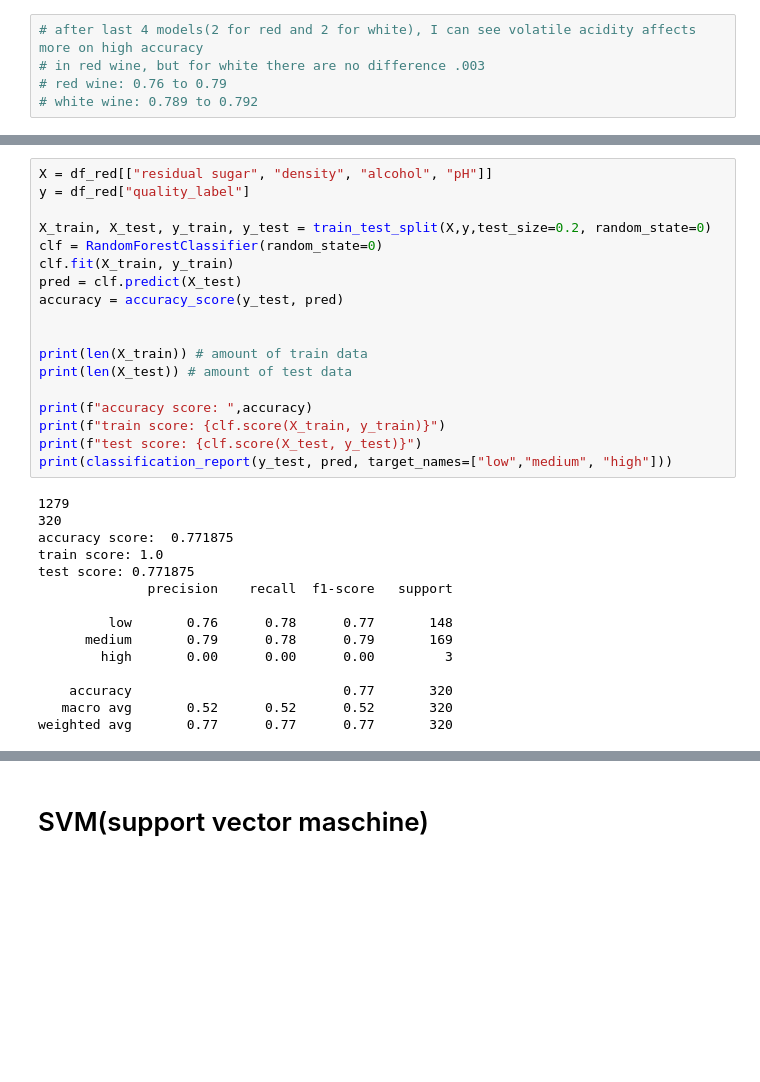
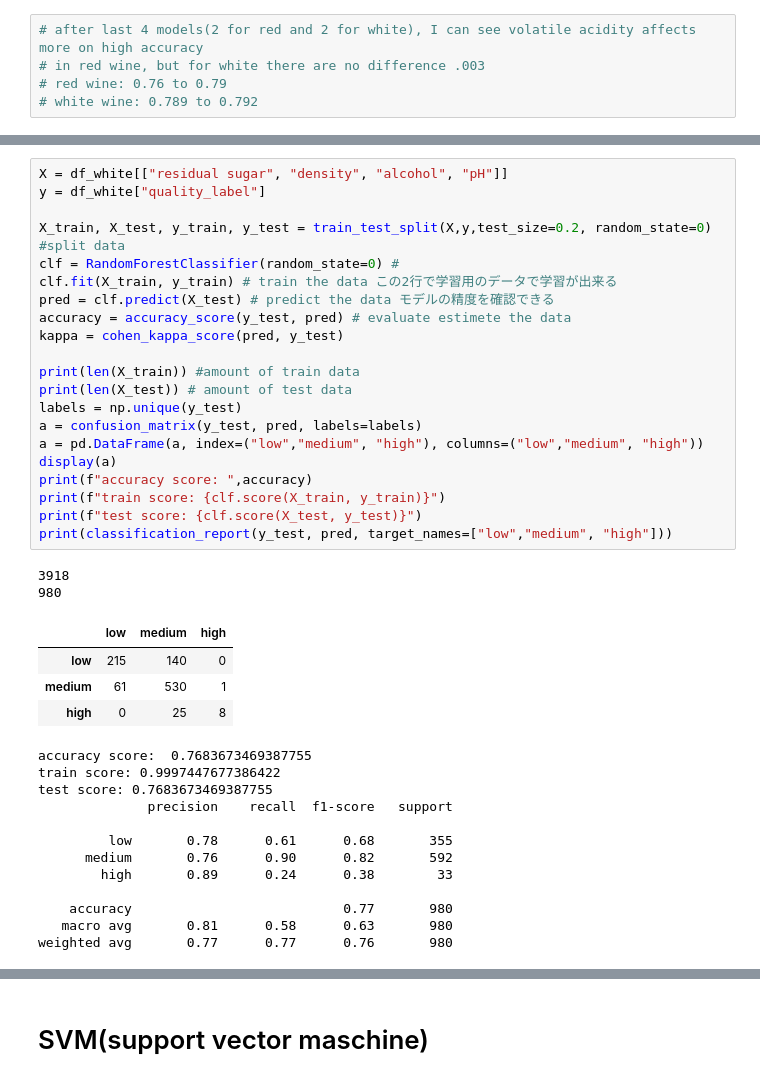
Before and after one commit to satomi26/Project-2, a Jupyter notebook: maschine_learning_modell.ipynb, the cells around one changed output, grey strips where cells are left out. Saved outputs shown, nothing was run; the diff lists cells and outputs as text; blank space fills up the shorter version.

```diff
--- a/maschine_learning_modell.ipynb
+++ b/maschine_learning_modell.ipynb
@@ -1236,33 +1569,40 @@ weighted avg       0.79      0.80      0.79       320
 # %%
-X = df_red[["residual sugar", "density", "alcohol", "pH"]]
-y = df_red["quality_label"]
+X = df_white[["residual sugar", "density", "alcohol", "pH"]]
+y = df_white["quality_label"]
 
-X_train, X_test, y_train, y_test = train_test_split(X,y,test_size=0.2, random_state=0)
-clf = RandomForestClassifier(random_state=0)
-clf.fit(X_train, y_train)
-pred = clf.predict(X_test)
-accuracy = accuracy_score(y_test, pred)
+X_train, X_test, y_train, y_test = train_test_split(X,y,test_size=0.2, random_state=0) #split data
+clf = RandomForestClassifier(random_state=0) #
+clf.fit(X_train, y_train) # train the data この2行で学習用のデータで学習が出来る
+pred = clf.predict(X_test) # predict the data モデルの精度を確認できる
+accuracy = accuracy_score(y_test, pred) # evaluate estimete the data
+kappa = cohen_kappa_score(pred, y_test)
 
-
-print(len(X_train)) # amount of train data
+print(len(X_train)) #amount of train data
 print(len(X_test)) # amount of test data
-
+labels = np.unique(y_test)
+a = confusion_matrix(y_test, pred, labels=labels)
+a = pd.DataFrame(a, index=("low","medium", "high"), columns=("low","medium", "high"))
+display(a)
 print(f"accuracy score: ",accuracy)
 print(f"train score: {clf.score(X_train, y_train)}")
 print(f"test score: {clf.score(X_test, y_test)}")
 print(classification_report(y_test, pred, target_names=["low","medium", "high"]))
 # %% [output]
-1279
-320
-accuracy score:  0.771875
-train score: 1.0
-test score: 0.771875
-              precision    recall  f1-score   support
-
-         low       0.76      0.78      0.77       148
-      medium       0.79      0.78      0.79       169
-        high       0.00      0.00      0.00         3
-
-    accuracy                           0.77       320
-   macro avg       0.52      0.52      0.52       320
-weighted avg       0.77      0.77      0.77       320
+3918
+980
+|  | low | medium | high |
+| low | 215 | 140 | 0 |
+| medium | 61 | 530 | 1 |
+| high | 0 | 25 | 8 |
+accuracy score:  0.7683673469387755
+train score: 0.9997447677386422
+test score: 0.7683673469387755
+              precision    recall  f1-score   support
+
+         low       0.78      0.61      0.68       355
+      medium       0.76      0.90      0.82       592
+        high       0.89      0.24      0.38        33
+
+    accuracy                           0.77       980
+   macro avg       0.81      0.58      0.63       980
+weighted avg       0.77      0.77      0.76       980
```
Also changed, not shown: parts of 59 cells of this notebook, 1 other file.
